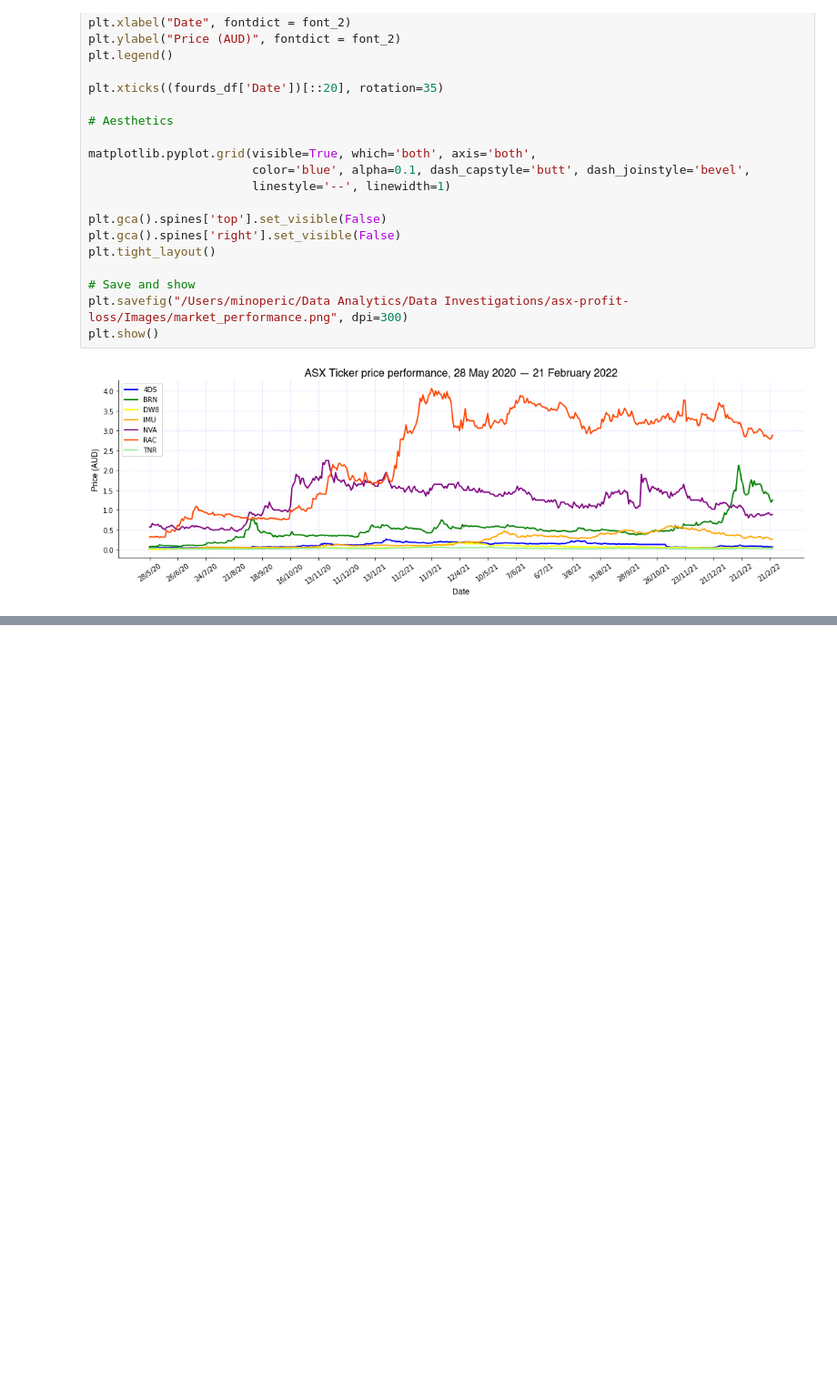
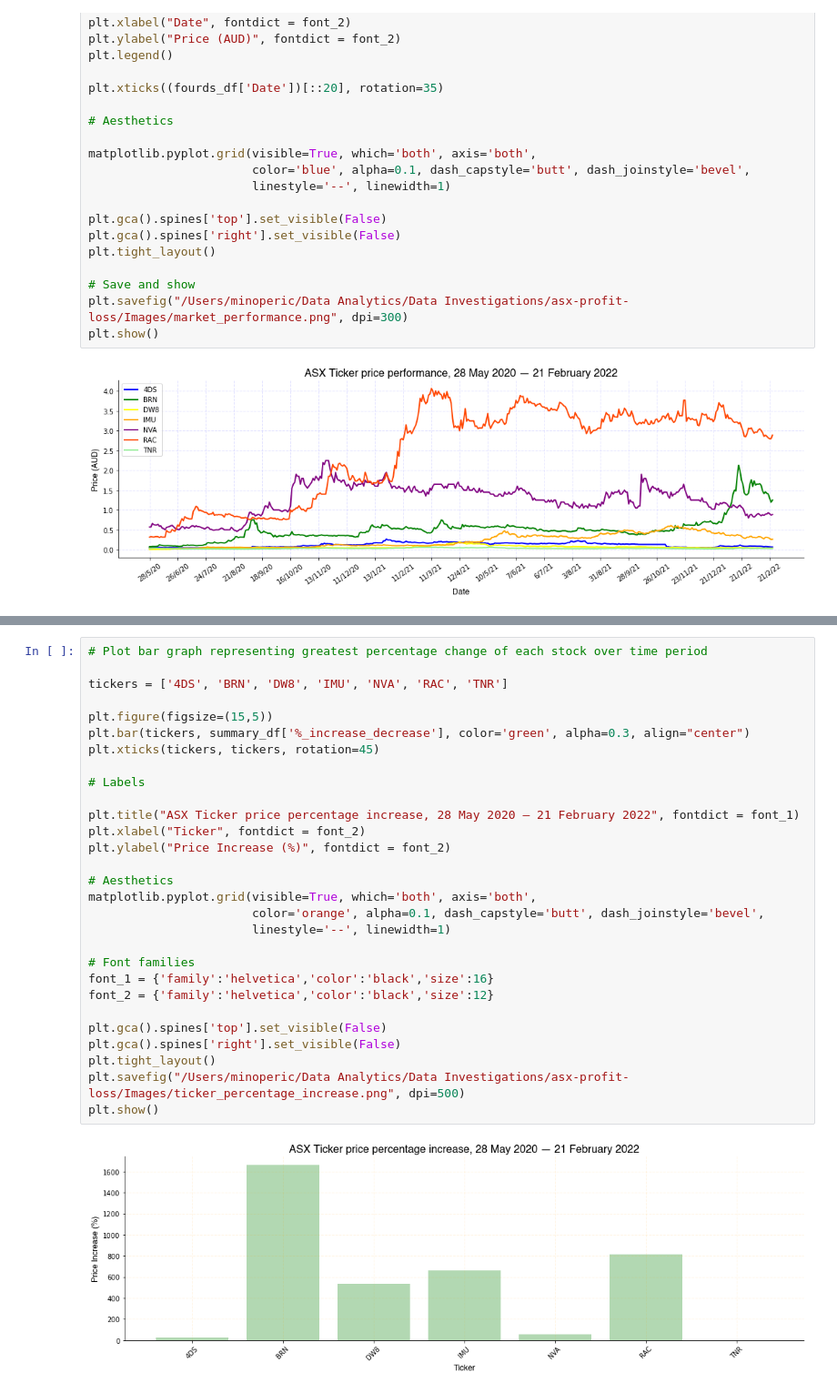
Before and after one commit to mnperic/asx-profit-loss, a Jupyter notebook: asx-profit-loss.ipynb, the cells around one changed output, grey strips where cells are left out. Shown at 91% size. Cells and saved outputs as stored; diff of their text form; blank space fills up the shorter version.

```diff
--- a/asx-profit-loss.ipynb
+++ b/asx-profit-loss.ipynb
@@ -976,0 +946,31 @@ plt.show()
+# %%
+# Plot bar graph representing greatest percentage change of each stock over time period
+
+tickers = ['4DS', 'BRN', 'DW8', 'IMU', 'NVA', 'RAC', 'TNR']
+
+plt.figure(figsize=(15,5))
+plt.bar(tickers, summary_df['%_increase_decrease'], color='green', alpha=0.3, align="center")
+plt.xticks(tickers, tickers, rotation=45)
+
+# Labels
+
+plt.title("ASX Ticker price percentage increase, 28 May 2020 — 21 February 2022", fontdict = font_1)
+plt.xlabel("Ticker", fontdict = font_2)
+plt.ylabel("Price Increase (%)", fontdict = font_2)
+
+# Aesthetics
+matplotlib.pyplot.grid(visible=True, which='both', axis='both',
+                       color='orange', alpha=0.1, dash_capstyle='butt', dash_joinstyle='bevel',
+                       linestyle='--', linewidth=1)
+
+# Font families
+font_1 = {'family':'helvetica','color':'black','size':16}
+font_2 = {'family':'helvetica','color':'black','size':12}
+
+plt.gca().spines['top'].set_visible(False)
+plt.gca().spines['right'].set_visible(False)
+plt.tight_layout()
+plt.savefig("/Users/minoperic/Data Analytics/Data Investigations/asx-profit-loss/Images/ticker_percentage_increase.png", dpi=500)
+plt.show()
+# %% [output]
+[figure, added]
```
Also changed, not shown: parts of 19 cells of this notebook.
